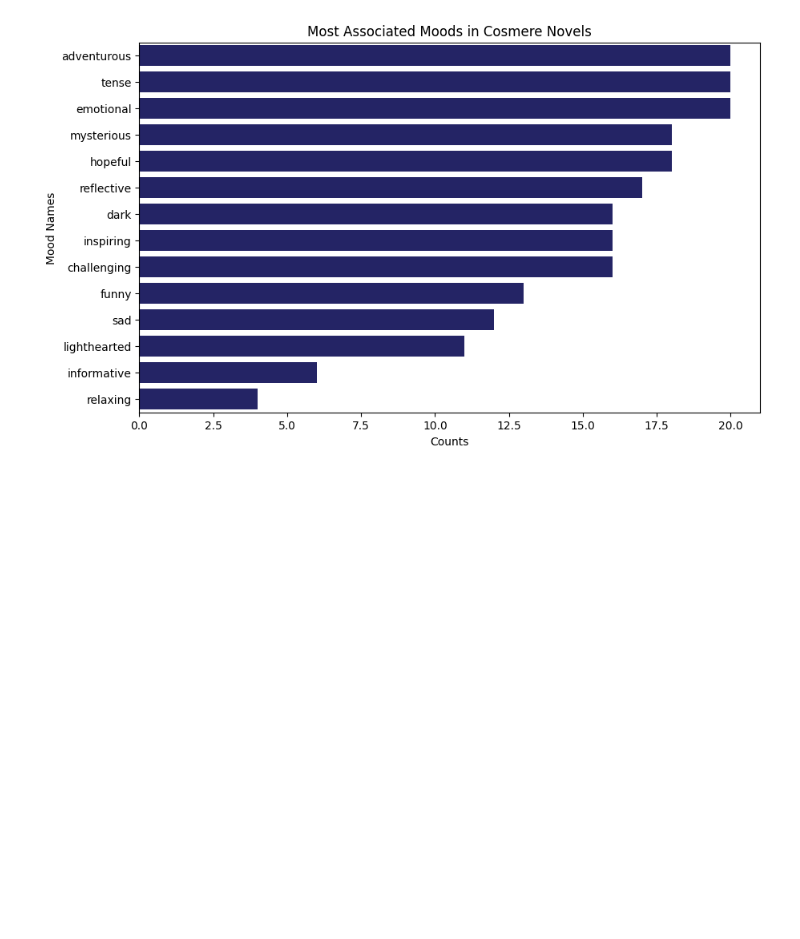
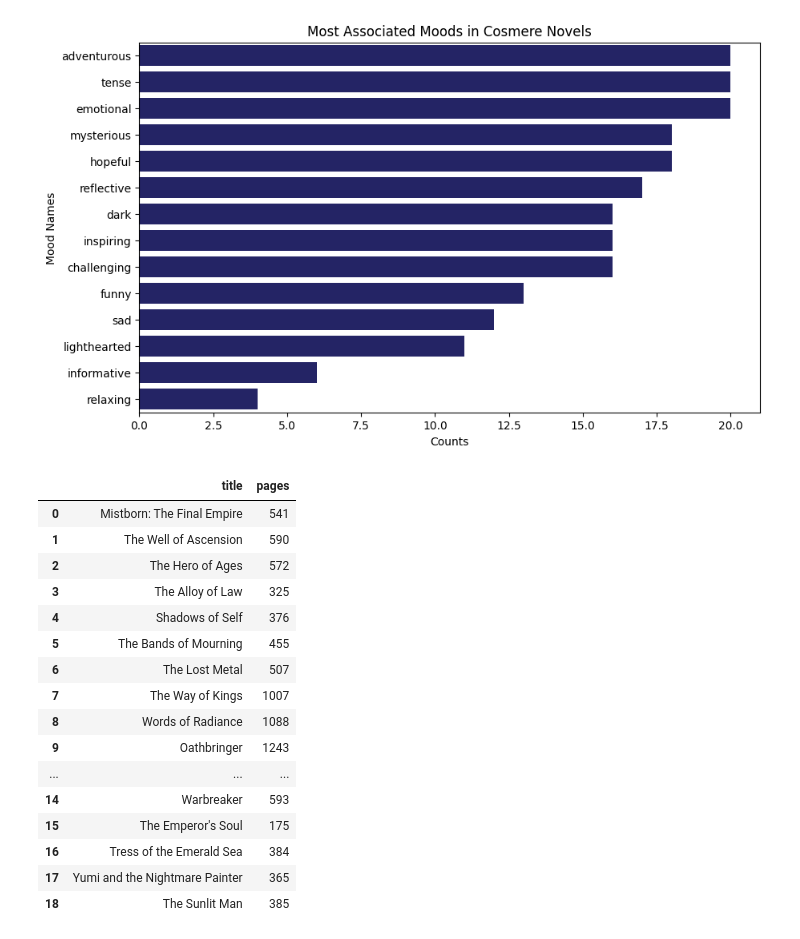
Before and after one commit to VishPetkar13/cosmere-analytics, a Jupyter notebook: notebooks/02_eda.ipynb, the cells around one changed output. Cells and saved outputs as stored; diff of their text form; code cells hidden in the pictures; blank space fills up the shorter version.

```diff
--- a/notebooks/02_eda.ipynb
+++ b/notebooks/02_eda.ipynb
@@ -83,3 +83,23 @@ plt.title("Moods most Associated with Cosmere Novels")
 plt.show()
 # %% [output]
 [figure]
+# %%
+df[["title", "pages"]]
+# %% [output]
+|  | title | pages |
+| 0 | Mistborn: The Final Empire | 541 |
+| 1 | The Well of Ascension | 590 |
+| 2 | The Hero of Ages | 572 |
+| 3 | The Alloy of Law | 325 |
+| 4 | Shadows of Self | 376 |
+| 5 | The Bands of Mourning | 455 |
+| 6 | The Lost Metal | 507 |
+| 7 | The Way of Kings | 1007 |
+| 8 | Words of Radiance | 1088 |
+| 9 | Oathbringer | 1243 |
+| ... | ... | ... |
+| 14 | Warbreaker | 593 |
+| 15 | The Emperor's Soul | 175 |
+| 16 | Tress of the Emerald Sea | 384 |
+| 17 | Yumi and the Nightmare Painter | 365 |
+| 18 | The Sunlit Man | 385 |
```
Also changed, not shown: parts of 4 cells of this notebook.
